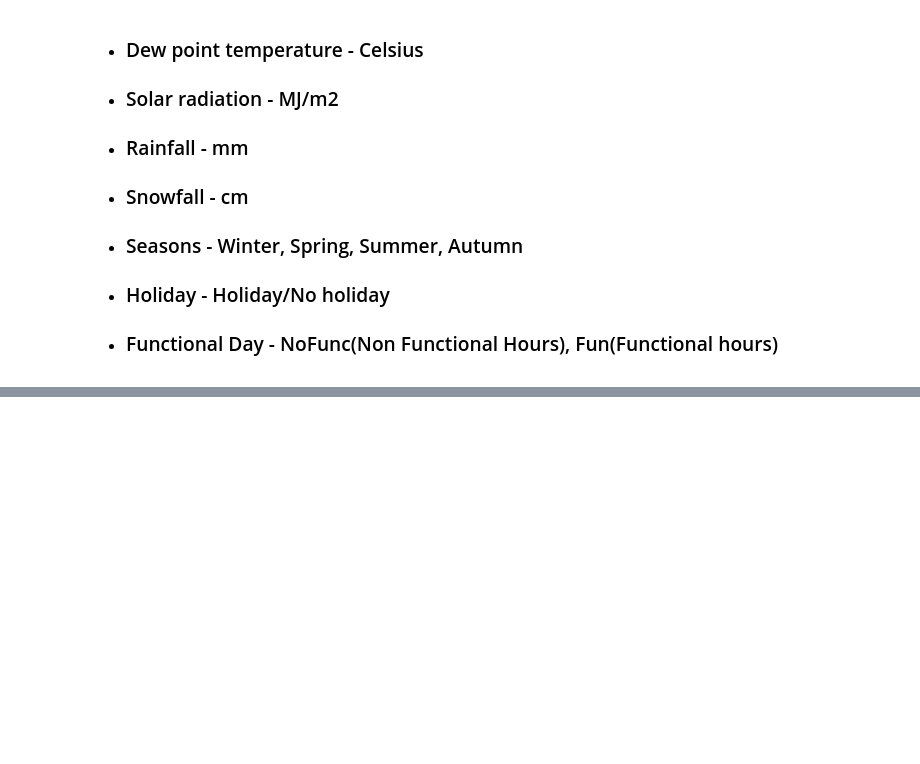
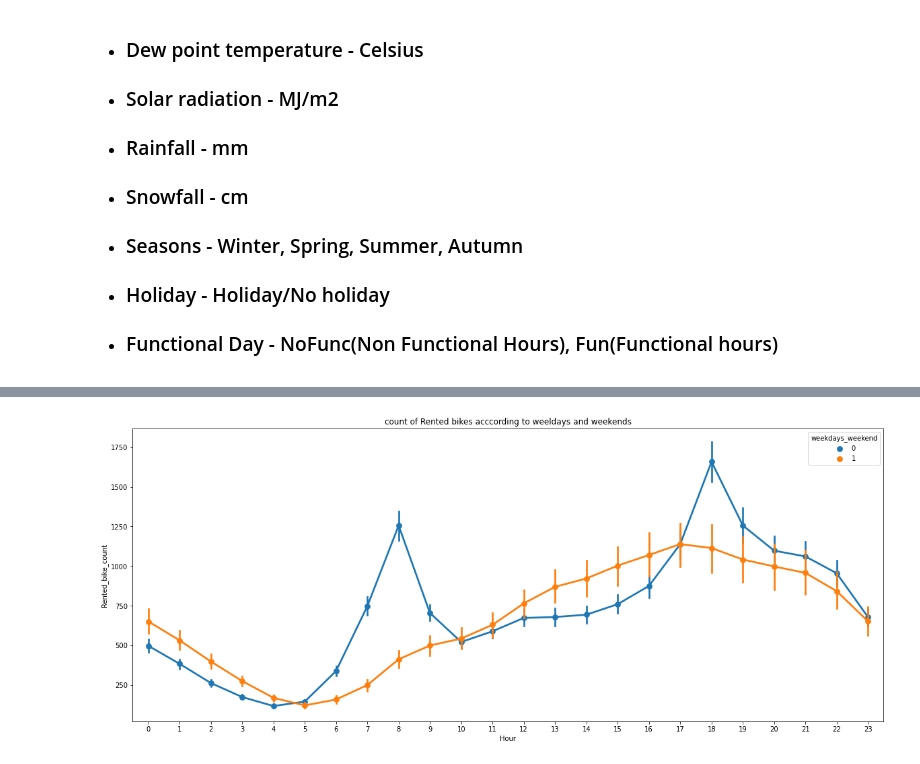
Before and after one commit to Meghanah97/Individual_project_bike_sharing_demand_prediction, a Jupyter notebook: Bike_Sharing_Demand_Prediction_Capstone_Project.ipynb, the cells around one changed output, grey strips where cells are left out. Cells and saved outputs as stored; diff of their text form; code cells hidden in the pictures; blank space fills up the shorter version.

```diff
--- a/Bike_Sharing_Demand_Prediction_Capstone_Project.ipynb
+++ b/Bike_Sharing_Demand_Prediction_Capstone_Project.ipynb
@@ -194,0 +357,7 @@ bike_df=bike_df.rename(columns={'Rented Bike Count':'Rented_bike_count',
+# %%
+#analyzing of data by visualization
+fig,ax=plt.subplots(figsize=(20,8))
+sns.pointplot(data=data,x='Hour',y='Rented_bike_count',hue='weekdays_weekend',ax=ax)
+ax.set(title='count of Rented bikes acccording to weeldays and weekends');
+# %% [output]
+[figure, added]
```
Also changed, not shown: parts of 64 cells of this notebook.
